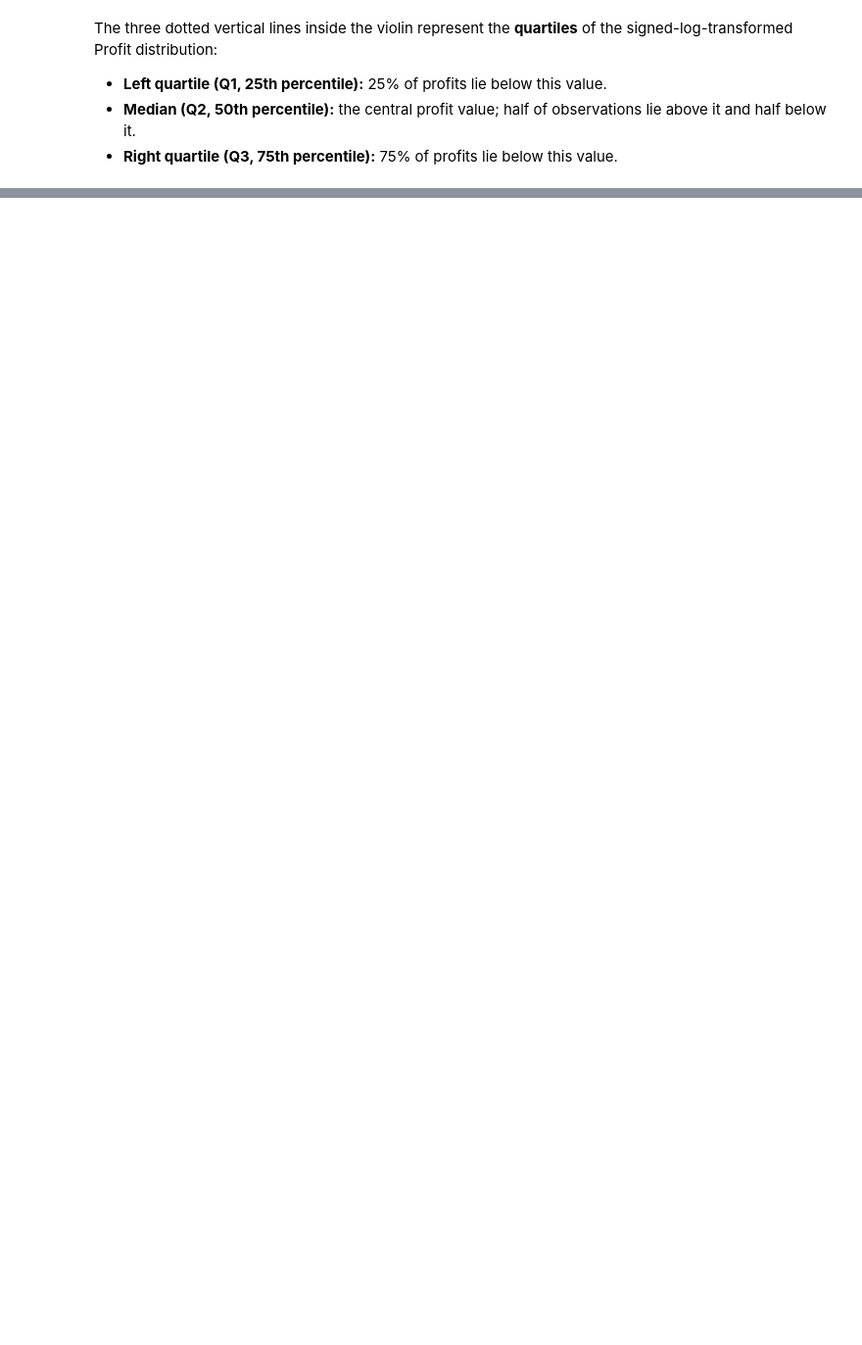
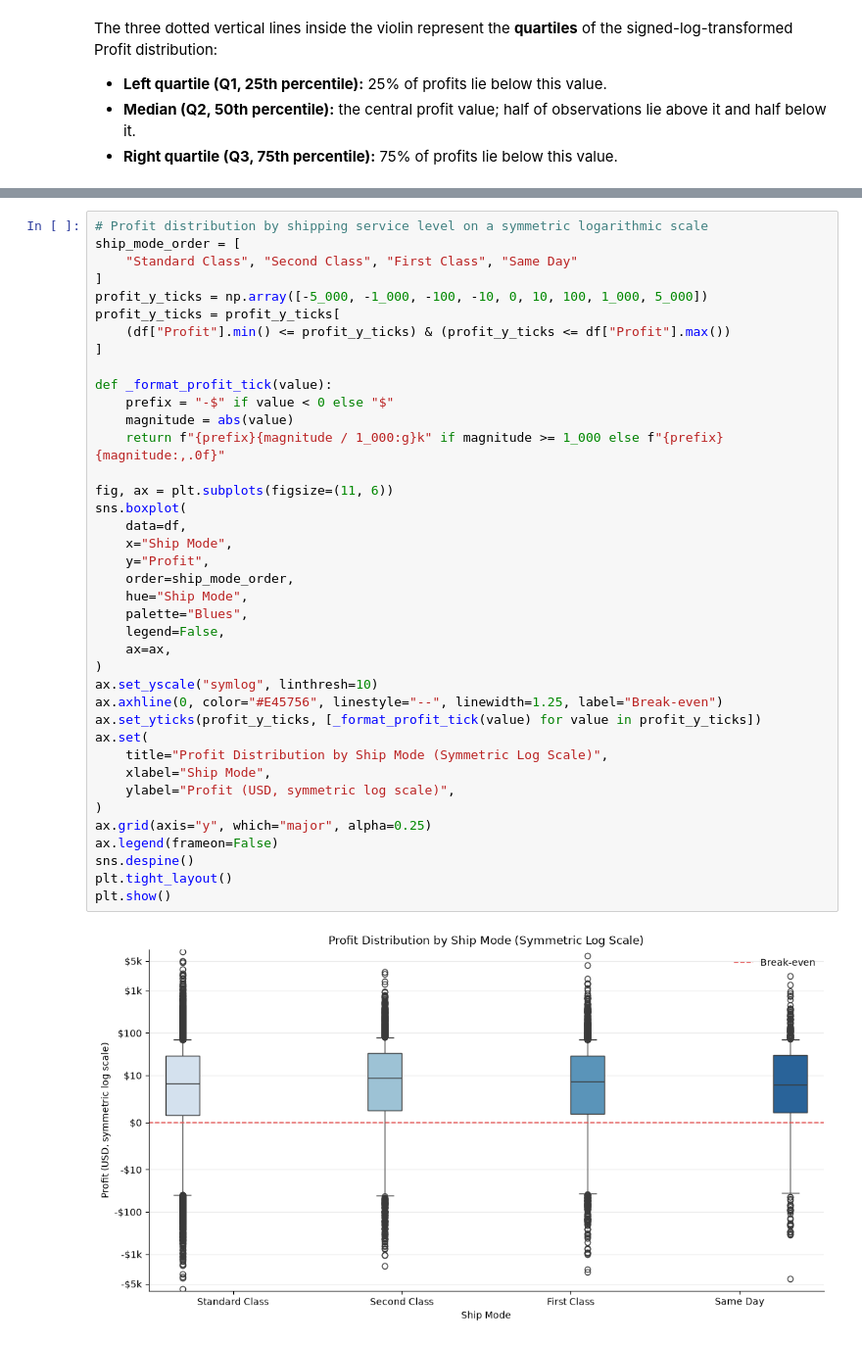
Before and after one commit to nhasbun/lse_fiuba_analisis_datos_ti2, a Jupyter notebook: app.ipynb, the cells around one changed output, grey strips where cells are left out. Shown at 98% size. Drawn from its saved outputs; the diff is of its cells as text; blank space fills up the shorter version.

```diff
--- a/app.ipynb
+++ b/app.ipynb
@@ -287,0 +342,41 @@ The three dotted vertical lines inside the violin represent the **quartiles** of
+# %%
+# Profit distribution by shipping service level on a symmetric logarithmic scale
+ship_mode_order = [
+    "Standard Class", "Second Class", "First Class", "Same Day"
+]
+profit_y_ticks = np.array([-5_000, -1_000, -100, -10, 0, 10, 100, 1_000, 5_000])
+profit_y_ticks = profit_y_ticks[
+    (df["Profit"].min() <= profit_y_ticks) & (profit_y_ticks <= df["Profit"].max())
+]
+
+def _format_profit_tick(value):
+    prefix = "-$" if value < 0 else "$"
+    magnitude = abs(value)
+    return f"{prefix}{magnitude / 1_000:g}k" if magnitude >= 1_000 else f"{prefix}{magnitude:,.0f}"
+
+fig, ax = plt.subplots(figsize=(11, 6))
+sns.boxplot(
+    data=df,
+    x="Ship Mode",
+    y="Profit",
+    order=ship_mode_order,
+    hue="Ship Mode",
+    palette="Blues",
+    legend=False,
+    ax=ax,
+)
+ax.set_yscale("symlog", linthresh=10)
+ax.axhline(0, color="#E45756", linestyle="--", linewidth=1.25, label="Break-even")
+ax.set_yticks(profit_y_ticks, [_format_profit_tick(value) for value in profit_y_ticks])
+ax.set(
+    title="Profit Distribution by Ship Mode (Symmetric Log Scale)",
+    xlabel="Ship Mode",
+    ylabel="Profit (USD, symmetric log scale)",
+)
+ax.grid(axis="y", which="major", alpha=0.25)
+ax.legend(frameon=False)
+sns.despine()
+plt.tight_layout()
+plt.show()
+# %% [output]
+[figure, added]
```
Also changed, not shown: parts of 5 cells of this notebook.
